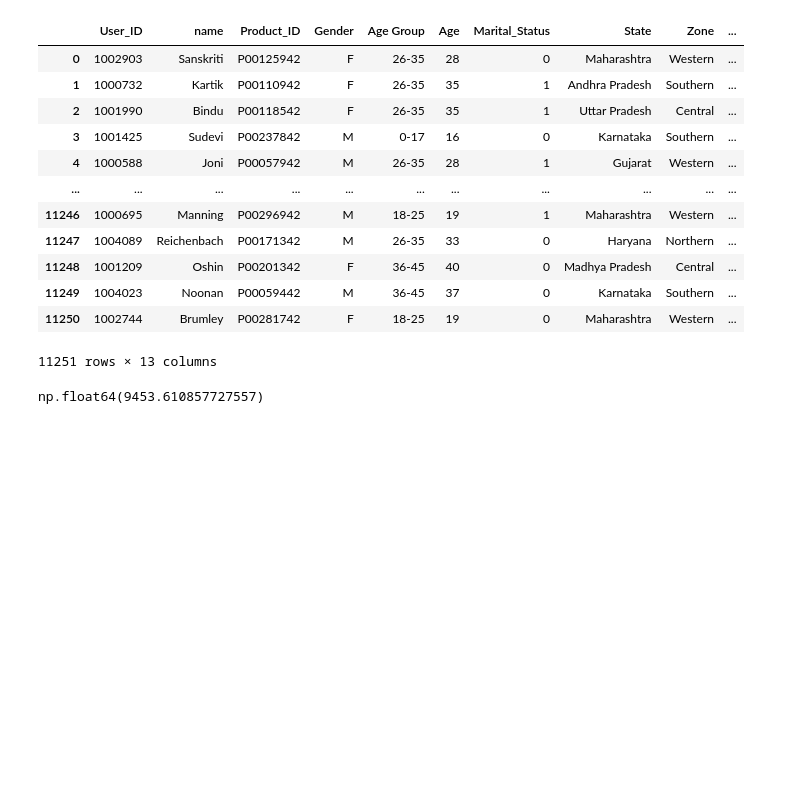
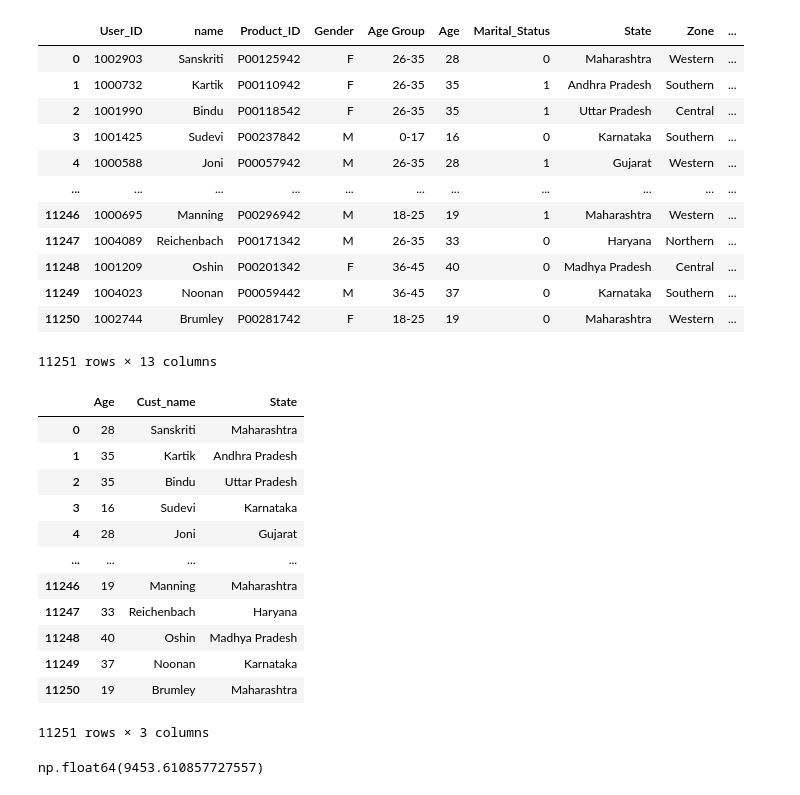
Before and after one commit to amanmuarya/AI-ML-Start-and-Learning-, a Jupyter notebook: first_code.ipynb, the cells around one changed output. Drawn from its saved outputs; the diff is of its cells as text; code cells hidden in the pictures; blank space fills up the shorter version.

```diff
--- a/first_code.ipynb
+++ b/first_code.ipynb
@@ -106,6 +106,22 @@ df
 | 11249 | 1004023 | Noonan | P00059442 | M | 36-45 | 37 | 0 | Karnataka | Southern | ... |
 | 11250 | 1002744 | Brumley | P00281742 | F | 18-25 | 19 | 0 | Maharashtra | Western | ... |
 11251 rows × 13 columns
+# %%
+df[["Age","Cust_name","State"]]
+# %% [output]
+|  | Age | Cust_name | State |
+| 0 | 28 | Sanskriti | Maharashtra |
+| 1 | 35 | Kartik | Andhra Pradesh |
+| 2 | 35 | Bindu | Uttar Pradesh |
+| 3 | 16 | Sudevi | Karnataka |
+| 4 | 28 | Joni | Gujarat |
+| ... | ... | ... | ... |
+| 11246 | 19 | Manning | Maharashtra |
+| 11247 | 33 | Reichenbach | Haryana |
+| 11248 | 40 | Oshin | Madhya Pradesh |
+| 11249 | 37 | Noonan | Karnataka |
+| 11250 | 19 | Brumley | Maharashtra |
+11251 rows × 3 columns
 # %%
 df["Amount"].mean()
 # %% [output]
```
Also changed, not shown: parts of 17 cells of this notebook.
